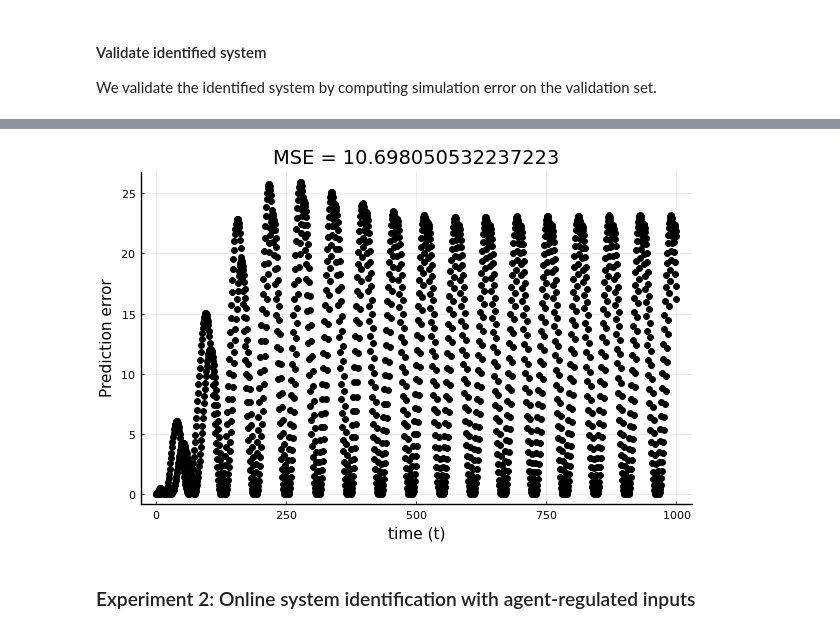
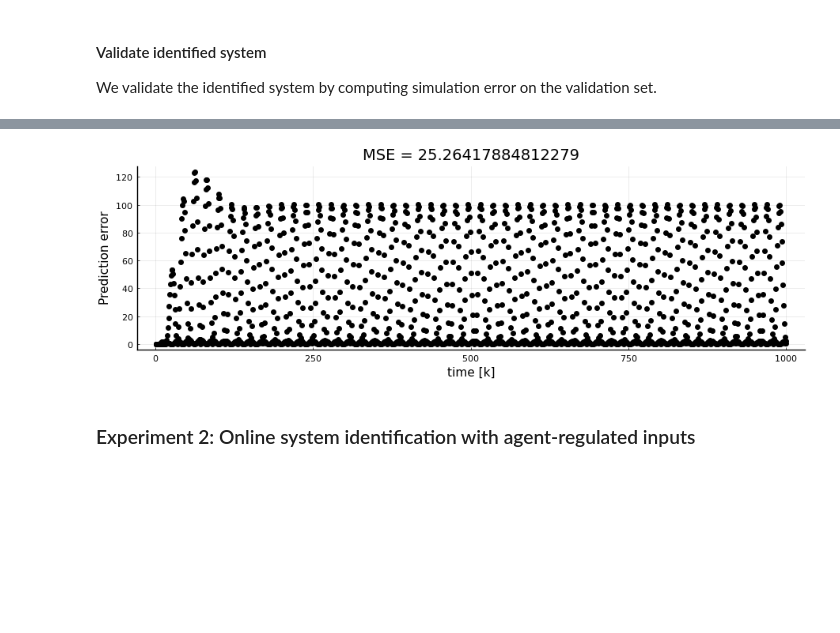
Before and after one commit to wmkouw/actinf-oscillator, a Jupyter notebook: demo_ActInf-GFX-oscillator.ipynb, the cells around one changed output, grey strips where cells are left out. Saved outputs shown, nothing was run; the diff lists cells and outputs as text; code cells hidden in the pictures; blank space fills up the shorter version.

Commit message:
Checking reducing process noise

```diff
--- a/demo_ActInf-GFX-oscillator.ipynb
+++ b/demo_ActInf-GFX-oscillator.ipynb
@@ -377,12 +427,20 @@ input_val = cos.((1:T_val)./ (6*π))
 states_val = zeros(T_val,2)
 output_val = zeros(T_val,)
 
+# Preallocate prediction arrays
+preds = (zeros(T_val,2), zeros(T_val,2,2))
+
+# Initial states
+states_val[1,1] = 1.0
+states_val[1,2] = -.1
+
+# Initial predictions
+preds[1][1,:] = states_val[1,:]
+preds[2][1,:,:] = I(2)
+
 # Convenience variables
 EA = (S + s*mn(marginals[:θ])')
 EB = s*mn(marginals[:η])
-
-# Preallocate prediction arrays
-preds = (zeros(T_val,2), zeros(T_val,2,2))
 
 @showprogress for k = 2:T_val
 
@@ -391,6 +449,6 @@ preds = (zeros(T_val,2), zeros(T_val,2,2))
 
     # Posterior predictive
     preds[1][k,:] = EA*preds[1][k-1,:] + EB*input_val[k]
-    preds[2][k,:,:] = EA'*preds[2][k-1,:,:]*EA + inv(mn(marginals[:τ]))*noisecov(Δt, dims=2)
+    preds[2][k,:,:] = EA*preds[2][k-1,:,:]*EA' + inv(mn(marginals[:τ]))*noisecov(Δt, dims=2)
 
 end
@@ -409,13 +476,13 @@ Plots.savefig(p23, "figures/simulations.png")
 # %%
 # Compute prediction error
-sq_pred_error = (preds[1] .- output_val).^2
+sq_pred_error = (preds[1] .- states_val).^2
 
 # Simulation error
 MSE_sim = mean(sq_pred_error)
 
 # Scatter error over time
-p24 = scatter(1:T_val, sq_pred_error, color="black", xlabel="time (t)", ylabel="Prediction error", label="")
+p24 = scatter(1:T_val, sq_pred_error, color="black", xlabel="time [k]", ylabel="Prediction error", label="", size=(900,300))
 title!("MSE = "*string(MSE_sim))
 # %% [output]
-[figure, old version]
+[figure, new version]
 # %%
```
Also changed, not shown: parts of 25 cells of this notebook, 3 other files.
